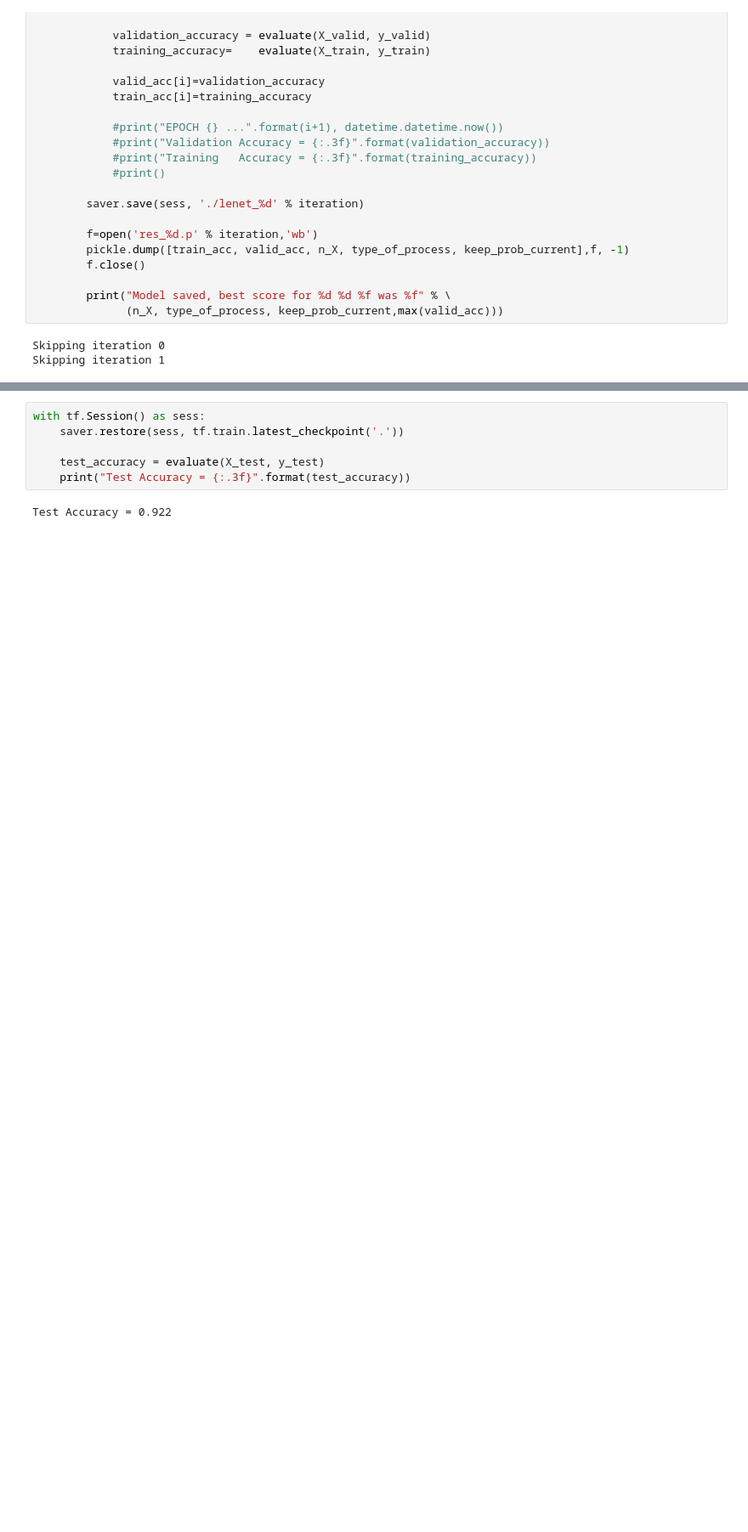
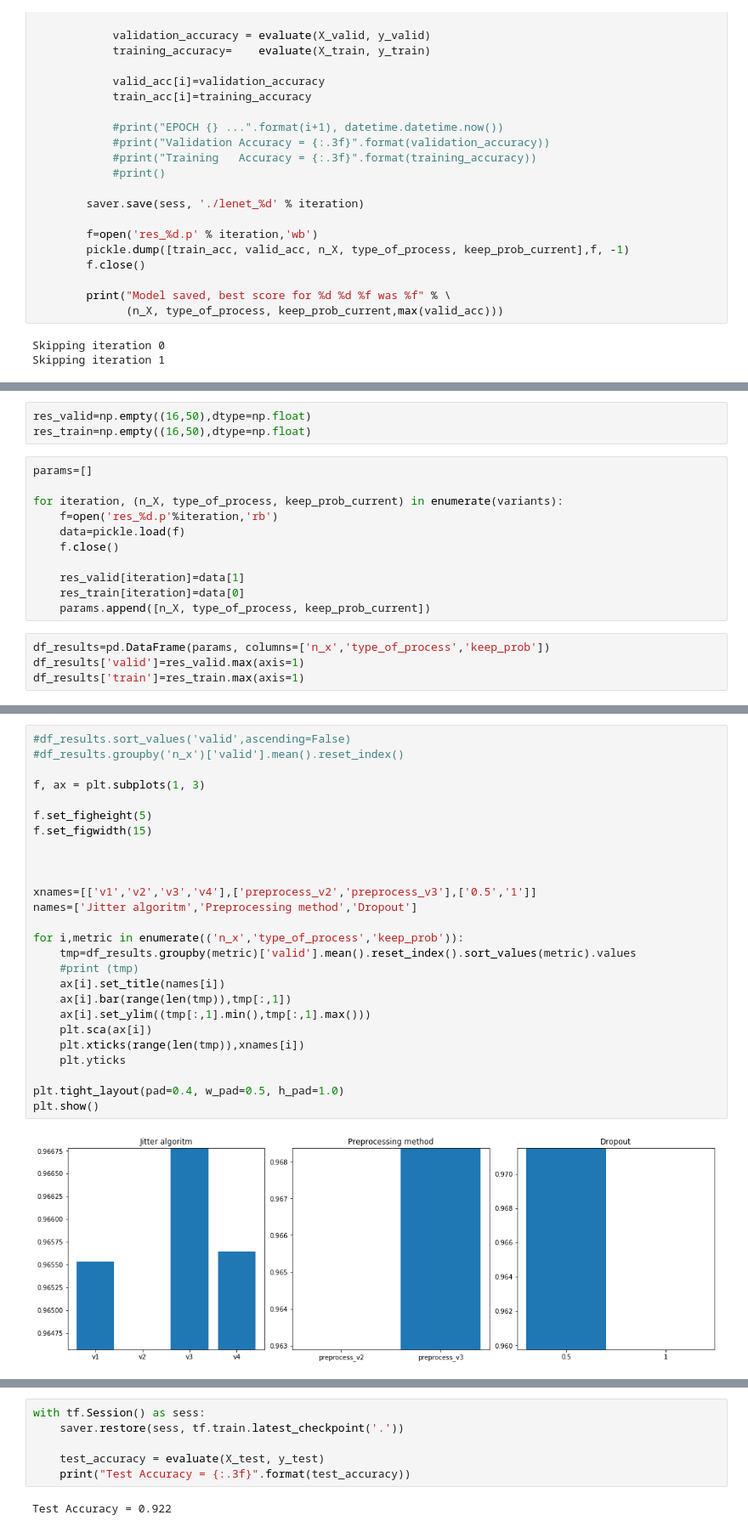
Before and after one commit to tarasovp/udacity, a Jupyter notebook: CarND-Traffic-Sign-Classifier-Project/Traffic_Sign_Classifier.ipynb, the cells around one changed output, grey strips where cells are left out. Shown at 85% size. Drawn from its saved outputs; the diff is of its cells as text; blank space fills up the shorter version.

Commit message:
with graphics for moderls

```diff
--- a/CarND-Traffic-Sign-Classifier-Project/Traffic_Sign_Classifier.ipynb
+++ b/CarND-Traffic-Sign-Classifier-Project/Traffic_Sign_Classifier.ipynb
@@ -682,0 +672,18 @@ max(valid_acc)
+# %%
+res_valid=np.empty((16,50),dtype=np.float)
+res_train=np.empty((16,50),dtype=np.float)
+# %%
+params=[]
+
+for iteration, (n_X, type_of_process, keep_prob_current) in enumerate(variants):
+    f=open('res_%d.p'%iteration,'rb')
+    data=pickle.load(f)
+    f.close()
+
+    res_valid[iteration]=data[1]
+    res_train[iteration]=data[0]
+    params.append([n_X, type_of_process, keep_prob_current])
+# %%
+df_results=pd.DataFrame(params, columns=['n_x','type_of_process','keep_prob'])
+df_results['valid']=res_valid.max(axis=1)
+df_results['train']=res_train.max(axis=1)
@@ -682,0 +730,28 @@ max(valid_acc)
+# %%
+#df_results.sort_values('valid',ascending=False)
+#df_results.groupby('n_x')['valid'].mean().reset_index()
+
+f, ax = plt.subplots(1, 3)
+
+f.set_figheight(5)
+f.set_figwidth(15)
+
+
+
+xnames=[['v1','v2','v3','v4'],['preprocess_v2','preprocess_v3'],['0.5','1']]
+names=['Jitter algoritm','Preprocessing method','Dropout']
+
+for i,metric in enumerate(('n_x','type_of_process','keep_prob')):
+    tmp=df_results.groupby(metric)['valid'].mean().reset_index().sort_values(metric).values
+    #print (tmp)
+    ax[i].set_title(names[i])
+    ax[i].bar(range(len(tmp)),tmp[:,1])
+    ax[i].set_ylim((tmp[:,1].min(),tmp[:,1].max()))
+    plt.sca(ax[i])
+    plt.xticks(range(len(tmp)),xnames[i])
+    plt.yticks
+
+plt.tight_layout(pad=0.4, w_pad=0.5, h_pad=1.0)
+plt.show()
+# %% [output]
+[figure, added]
```
Also changed, not shown: parts of 6 cells of this notebook.
